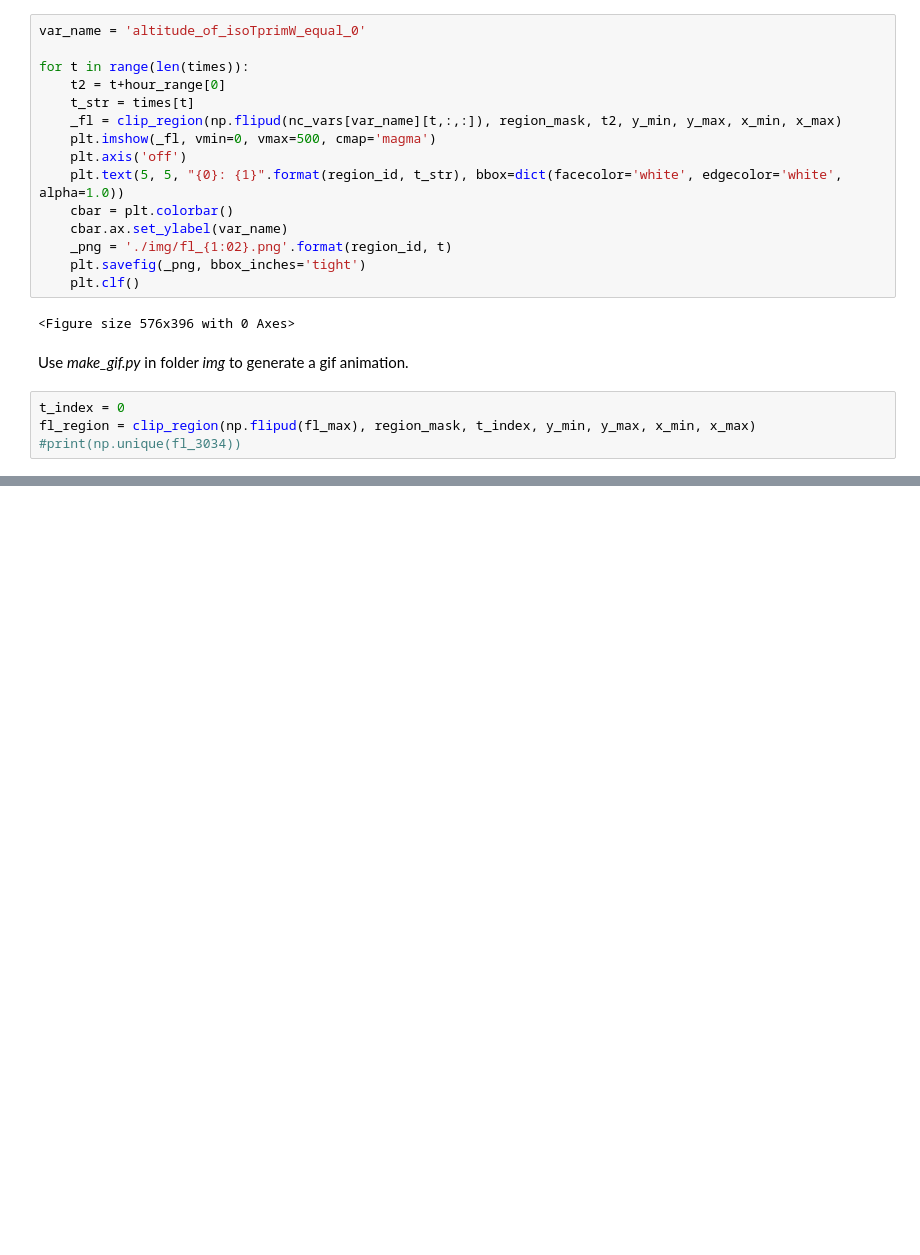
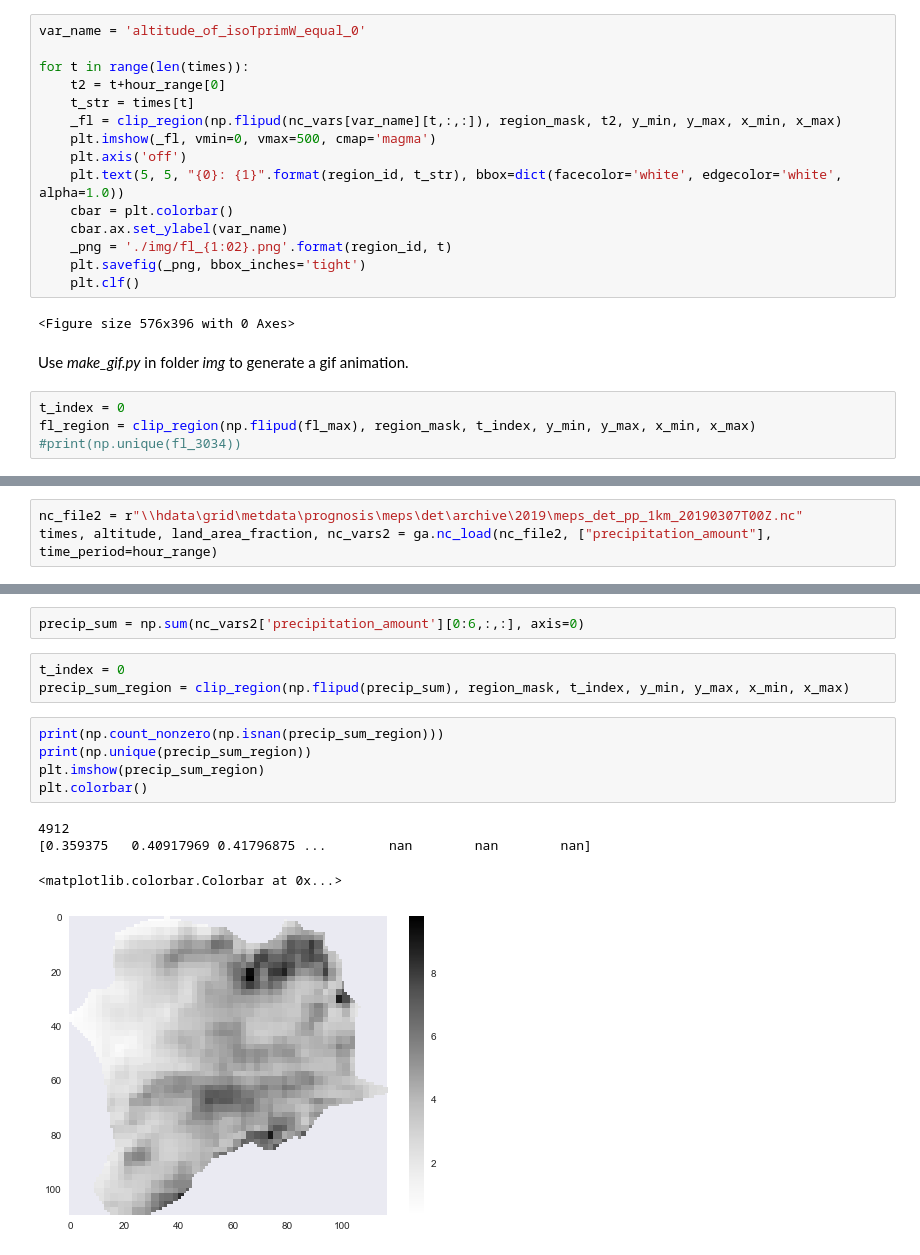
Before and after one commit to kmunve/APS, a Jupyter notebook: aps/notebooks/freezing_level.ipynb, the cells around one changed output, grey strips where cells are left out. Cells and saved outputs as stored; diff of their text form; blank space fills up the shorter version.

```diff
--- a/aps/notebooks/freezing_level.ipynb
+++ b/aps/notebooks/freezing_level.ipynb
@@ -139,0 +164,3 @@ sns.kdeplot(fl_region.flatten())
+# %%
+nc_file2 = r"\\hdata\grid\metdata\prognosis\meps\det\archive\2019\meps_det_pp_1km_20190307T00Z.nc"
+times, altitude, land_area_fraction, nc_vars2 = ga.nc_load(nc_file2, ["precipitation_amount"], time_period=hour_range)
@@ -139,0 +185,15 @@ sns.kdeplot(fl_region.flatten())
+# %%
+precip_sum = np.sum(nc_vars2['precipitation_amount'][0:6,:,:], axis=0)
+# %%
+t_index = 0
+precip_sum_region = clip_region(np.flipud(precip_sum), region_mask, t_index, y_min, y_max, x_min, x_max)
+# %%
+print(np.count_nonzero(np.isnan(precip_sum_region)))
+print(np.unique(precip_sum_region))
+plt.imshow(precip_sum_region)
+plt.colorbar()
+# %% [output]
+4912
+[0.359375   0.40917969 0.41796875 ...        nan        nan        nan]
+<matplotlib.colorbar.Colorbar at 0x...>
+[figure, added]
```
Also changed, not shown: parts of 8 cells of this notebook.
